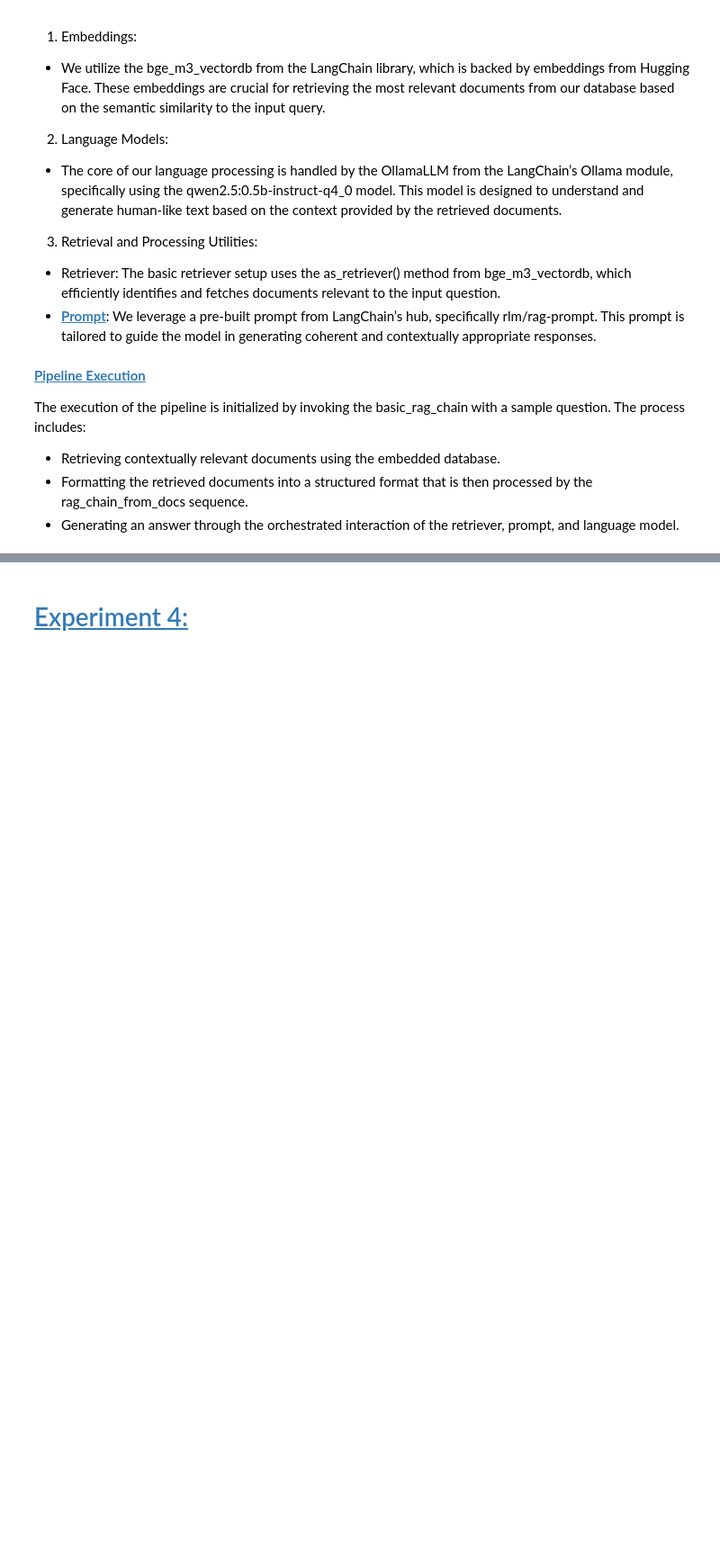
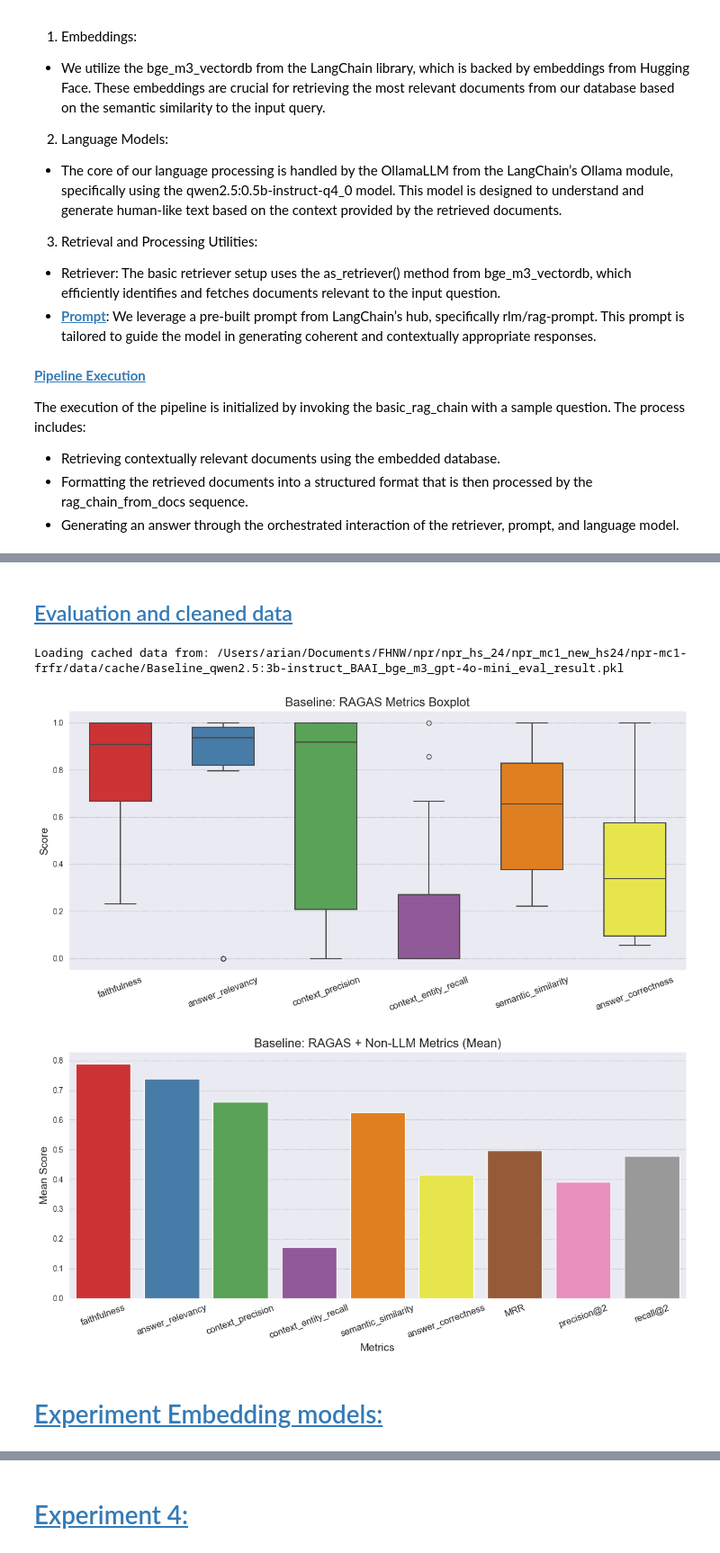
Before and after one commit to somehowchris/npr-mc1-frfr, a Jupyter notebook: main.ipynb, the cells around one changed output, grey strips where cells are left out. Shown at 90% size. Drawn from its saved outputs; the diff is of its cells as text; code cells hidden in the pictures; blank space fills up the shorter version.

```diff
--- a/main.ipynb
+++ b/main.ipynb
@@ -204,3 +183,21 @@ basic_prompt = hub.pull("rlm/rag-prompt")
+# %%
+from langchain_ollama import OllamaLLM
+from langchain_openai import ChatOpenAI
+from dotenv import load_dotenv
+
+# Load Api Keys
+load_dotenv()
+
+# Load the VectorDB baseline retriever
+basic_retriever = bge_m3_vectordb_baseline.as_retriever()
+
+# Load local Qwen2.5 3B model
+qwen2_5_3B = 'qwen2.5:3b-instruct'
+
+llm_model = OllamaLLM(model=qwen2_5_3B)
+
+# Load OpenAI model
+openai_llm_model = ChatOpenAI(model="gpt-4o-mini", temperature=0.3)
 # %% [markdown]
 [**Pipeline Execution**](https://python.langchain.com/v0.1/docs/use_cases/question_answering/sources/)
 
@@ -276,0 +273,25 @@ eval_df.head()
+# %% [markdown]
+## <a id='toc10'></a>[Evaluation and cleaned data](#toc0_)
+# %%
+from src.config import CLEAN_FILE_PATH, EVAL_FILE_PATH
+from src.evaluation import RAGEvaluation
+
+clean_file_path = str(CLEAN_FILE_PATH)
+eval_file_path = str(EVAL_FILE_PATH)
+
+baseline_evaluation = RAGEvaluation(
+    name="Baseline",
+    rag_chain=basic_rag_chain,
+    llm_model=openai_llm_model,
+    local_llm=llm_model.model,
+    embeddings=bge_m3_embed
+)
+
+result_baseline = baseline_evaluation.evaluate(clean_file_path, eval_file_path, bge_m3_vectordb_baseline)
+# %% [output]
+Loading cached data from: /Users/arian/Documents/FHNW/npr/npr_hs_24/npr_mc1_new_hs24/npr-mc1-frfr/data/cache/Baseline_qwen2.5:3b-instruct_BAAI_bge_m3_gpt-4o-mini_eval_result.pkl
+# %%
+baseline_evaluation.plot_results_all(result_baseline)
+# %% [output]
+[figure, added]
+[figure, added]
@@ -276,0 +303,2 @@ eval_df.head()
+# %% [markdown]
+# <a id='toc11_'></a>[Experiment Embedding models:](#toc0_)
```
Also changed, not shown: parts of 83 cells of this notebook, 1 other file.
